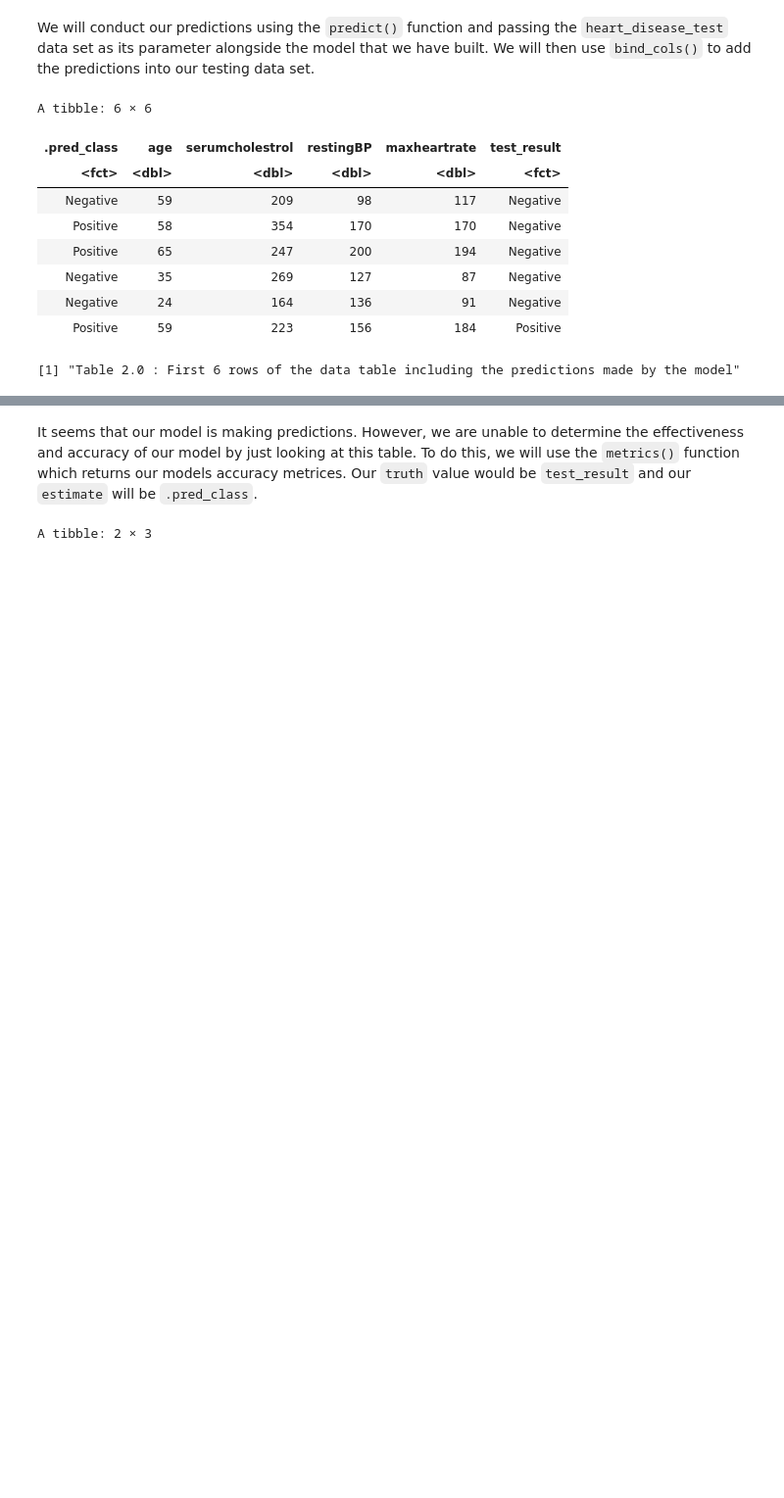
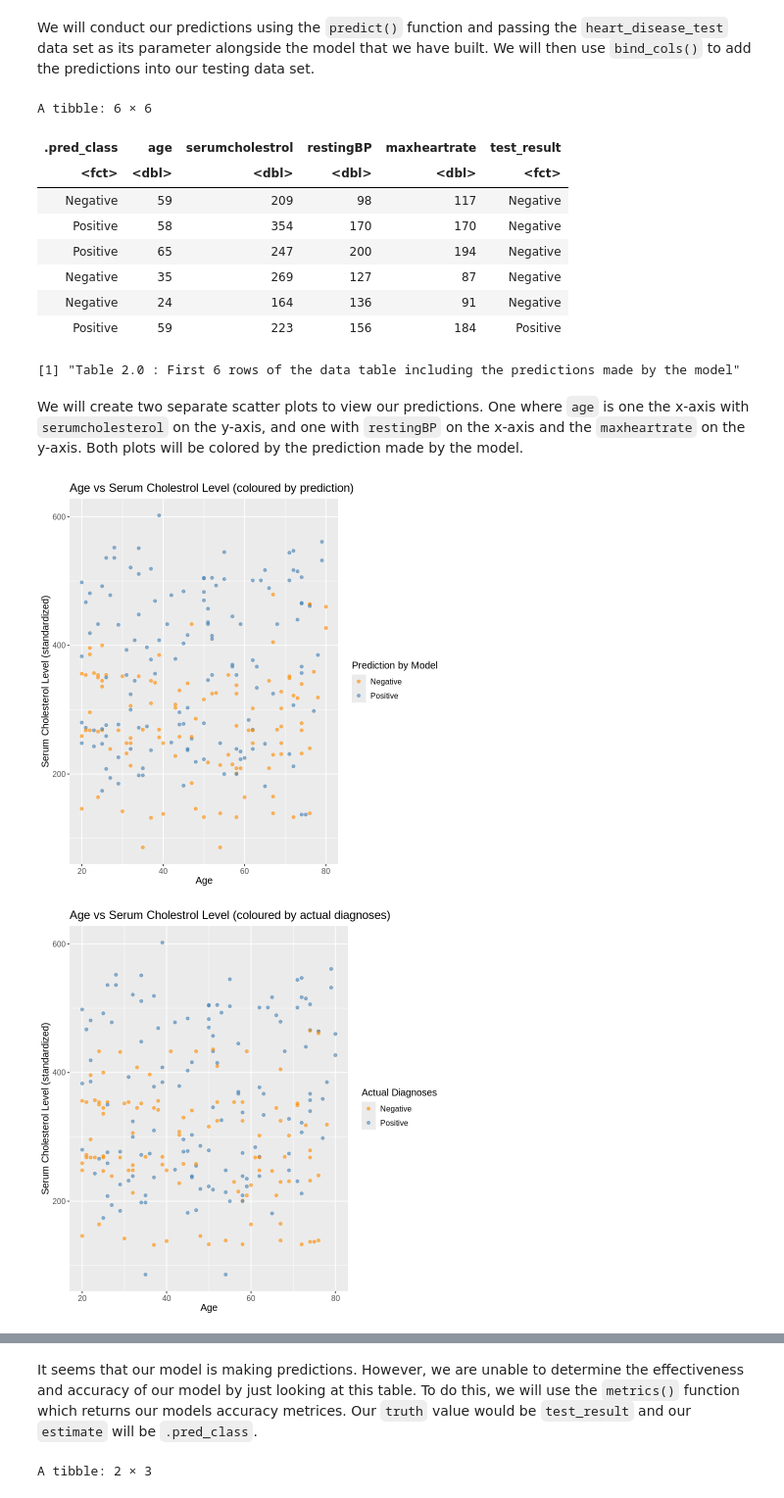
Before and after one commit to bmpark16/dsci100_project, a Jupyter notebook: Project Proposal.ipynb, the cells around one changed output, grey strips where cells are left out. Shown at 98% size. Saved outputs shown, nothing was run; the diff lists cells and outputs as text; code cells hidden in the pictures; blank space fills up the shorter version.

```diff
--- a/Project Proposal.ipynb
+++ b/Project Proposal.ipynb
@@ -352,3 +359,44 @@ A tibble: 6 × 6
 | Negative | 24 | 164 | 136 | 91 | Negative |
 | Positive | 59 | 223 | 156 | 184 | Positive |
 [1] "Table 2.0 : First 6 rows of the data table including the predictions made by the model"
+# %% [markdown]
+We will create two separate scatter plots to view our predictions. One where `age` is one the x-axis with `serumcholesterol` on the y-axis, and one with `restingBP` on the x-axis and the `maxheartrate` on the y-axis. Both plots will be colored by the prediction made by the model.
+# %%
+age_serum_plot_pred <- predictions |>
+  ggplot(aes(x = age, y = serumcholestrol, color = .pred_class)) +
+  geom_point(alpha = 0.6) +
+  labs(x = "Age",
+       y = "Serum Cholesterol Level (standardized)",
+       color = "Prediction by Model") +
+  ggtitle("Age vs Serum Cholestrol Level (coloured by prediction)") +
+  scale_color_manual(values = c("darkorange", "steelblue")) +
+  theme(text = element_text(size = 12))
+
+age_serum_plot_actual <- predictions |>
+  ggplot(aes(x = age, y = serumcholestrol, color = test_result)) +
+  geom_point(alpha = 0.6) +
+  labs(x = "Age",
+       y = "Serum Cholesterol Level (standardized)",
+       color = "Actual Diagnoses") +
+  ggtitle("Age vs Serum Cholestrol Level (coloured by actual diagnoses)") +
+  scale_color_manual(values = c("darkorange", "steelblue")) +
+  theme(text = element_text(size = 12))
+
+
+bp_heartrate_plot <- predictions |>
+  ggplot(aes(x = restingBP, y = maxheartrate, color = .pred_class)) +
+  geom_point(alpha = 0.6) +
+  labs(x = "Resting Blood Pressure (standardized)",
+       y = "Maximum Heart Rate (standardized)",
+       color = "Prediction by Model") +
+  scale_color_manual(values = c("darkorange", "steelblue")) +
+  theme(text = element_text(size = 12))
+
+
+age_serum_plot_pred
+age_serum_plot_actual
+
+bp_heartrate_plot
+# %% [output]
+[figure, added]
+[figure, added]
```
Also changed, not shown: parts of 9 cells of this notebook.
